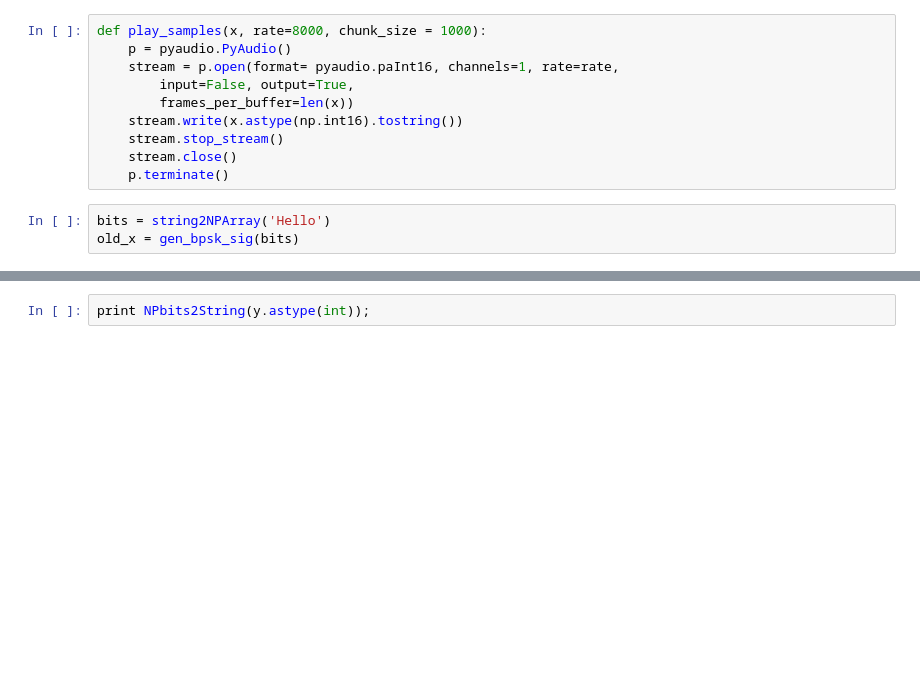
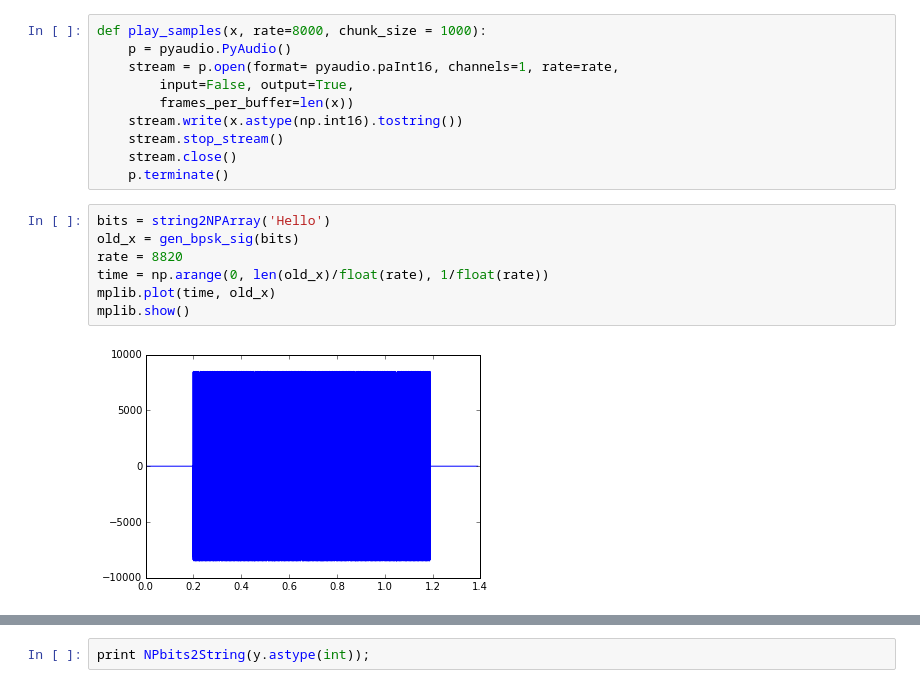
Before and after one commit to Pratool/SigSys2015, a Jupyter notebook: PS09.ipynb, the cells around one changed output, grey strips where cells are left out. Saved outputs shown, nothing was run; the diff lists cells and outputs as text; blank space fills up the shorter version.

Commit message:
Added plots and explanations

```diff
--- a/PS09.ipynb
+++ b/PS09.ipynb
@@ -183,6 +183,12 @@ def play_samples(x, rate=8000, chunk_size = 1000):
     stream.stop_stream()
     stream.close()
     p.terminate()
-# %%
-bits = string2NPArray('Hello')
-old_x = gen_bpsk_sig(bits)
+# %%
+bits = string2NPArray('Hello')
+old_x = gen_bpsk_sig(bits)
+rate = 8820
+time = np.arange(0, len(old_x)/float(rate), 1/float(rate))
+mplib.plot(time, old_x)
+mplib.show()
+# %% [output]
+[figure, added]
```
Also changed, not shown: parts of 9 cells of this notebook.
